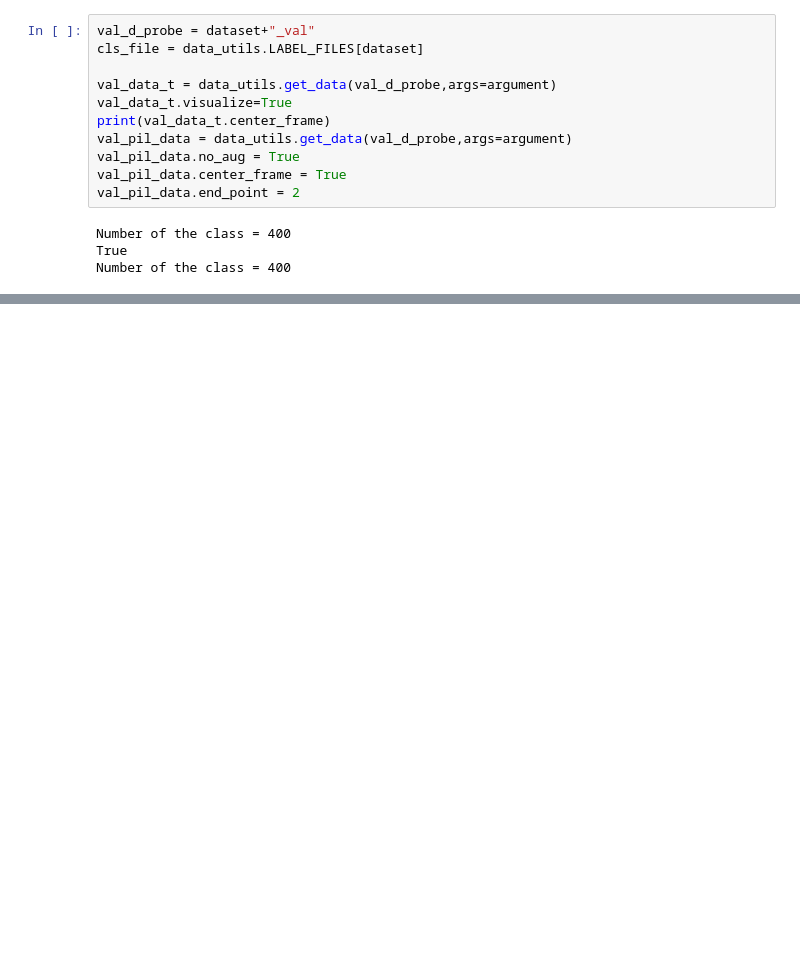
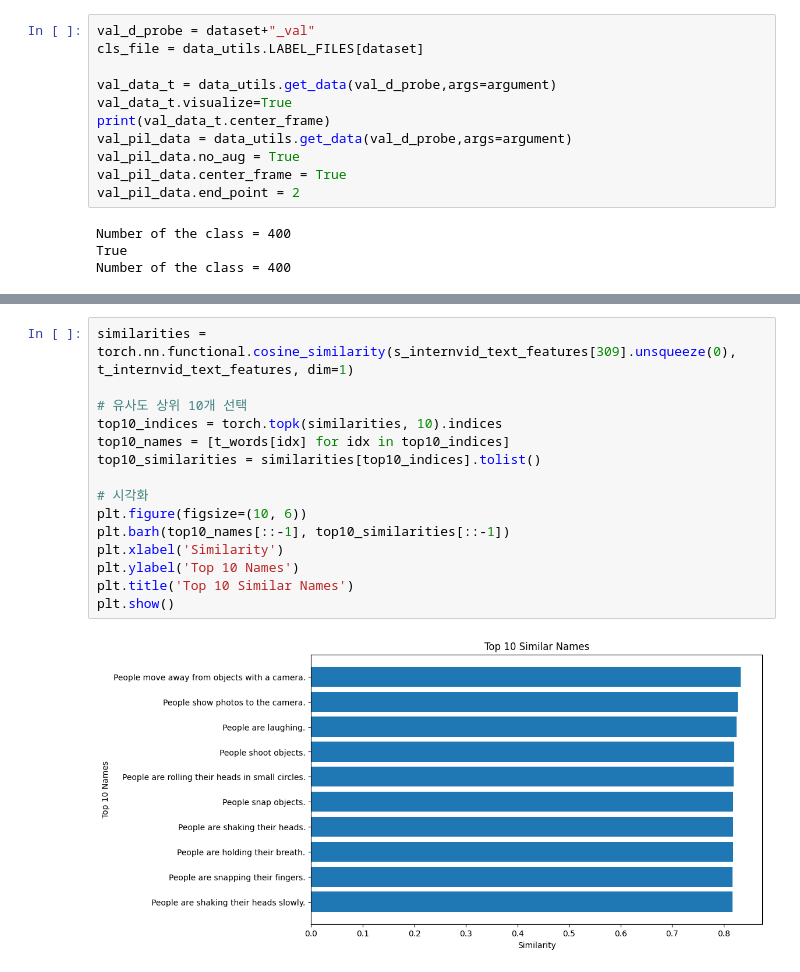
Before and after one commit to jong980812/Video-CBM_, a Jupyter notebook: dual_encoder.ipynb, the cells around one changed output, grey strips where cells are left out. Drawn from its saved outputs; the diff is of its cells as text; blank space fills up the shorter version.

```diff
--- a/dual_encoder.ipynb
+++ b/dual_encoder.ipynb
@@ -415,2 +446,19 @@ text_features = torch.cat(text_features, dim=0)
 torch.cuda.empty_cache()
+# %%
+similarities = torch.nn.functional.cosine_similarity(s_internvid_text_features[309].unsqueeze(0), t_internvid_text_features, dim=1)
+
+# 유사도 상위 10개 선택
+top10_indices = torch.topk(similarities, 10).indices
+top10_names = [t_words[idx] for idx in top10_indices]
+top10_similarities = similarities[top10_indices].tolist()
+
+# 시각화
+plt.figure(figsize=(10, 6))
+plt.barh(top10_names[::-1], top10_similarities[::-1])
+plt.xlabel('Similarity')
+plt.ylabel('Top 10 Names')
+plt.title('Top 10 Similar Names')
+plt.show()
+# %% [output]
+[figure, added]
 # %%
```
Also changed, not shown: parts of 11 cells of this notebook, 10 other files.
